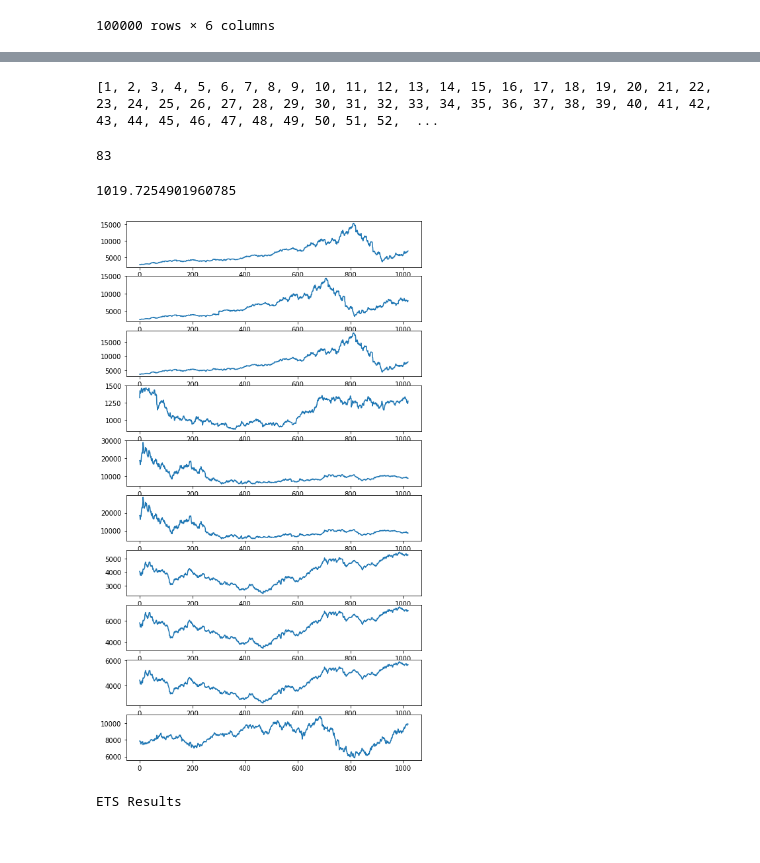
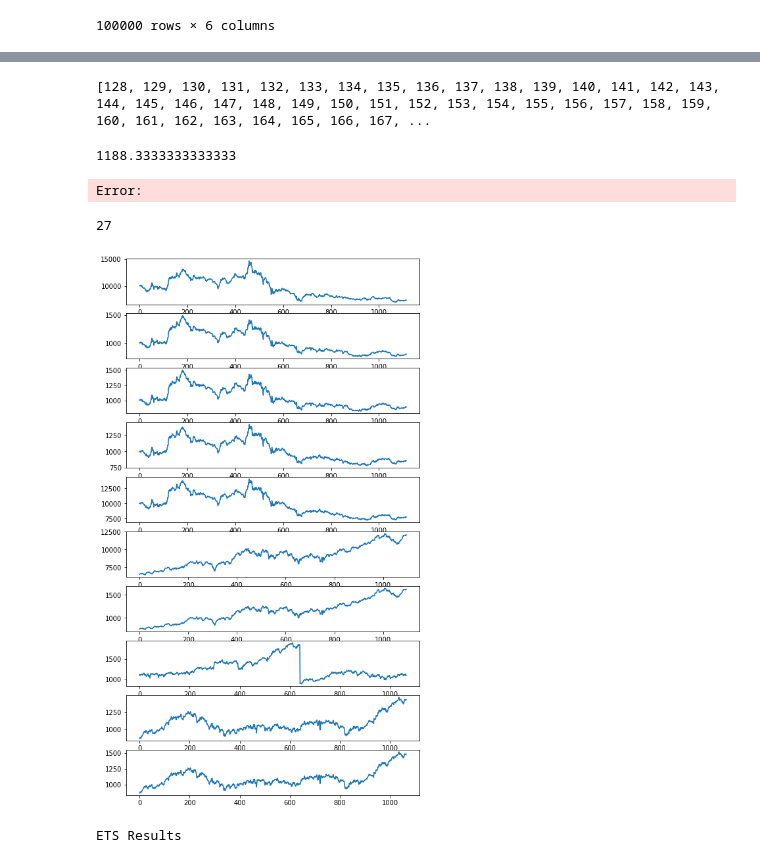
Before and after one commit to LinusLin6769/DCLaboratory01, a Jupyter notebook: playground.ipynb, the cells around one changed output, grey strips where cells are left out. Drawn from its saved outputs; the diff is of its cells as text; code cells hidden in the pictures.

```diff
--- a/playground.ipynb
+++ b/playground.ipynb
@@ -46,10 +35,10 @@ df
 | 99999 | H414 | Other | 24 | 48 | Hourly | 27-04-17 12:00 |
 100000 rows × 6 columns
 # %%
-m4_daily_macro_ind = []
+m4_daily_micro_ind = []
 
 for entry in df.values:
-    if 'D' in entry[0] and entry[1] == 'Macro':
+    if 'D' in entry[0] and entry[1] == 'Micro':
         ind = entry[0][1:]
-        m4_daily_macro_ind.append(int(ind))
+        m4_daily_micro_ind.append(int(ind))
 # %%
@@ -82,27 +71,19 @@ m4_daily_macro_ind
 # %%
-m4_daily_macro = {
-    k: m4_daily[str(k)] for k in m4_daily_macro_ind
+m4_daily_micro = {
+    k: m4_daily[str(k)] for k in m4_daily_micro_ind
 }
 # %%
-print(list(m4_daily_macro.keys()))
+print(list(m4_daily_micro.keys()))
 # %% [output]
-[1, 2, 3, 4, 5, 6, 7, 8, 9, 10, 11, 12, 13, 14, 15, 16, 17, 18, 19, 20, 21, 22, 23, 24, 25, 26, 27, 28, 29, 30, 31, 32, 33, 34, 35, 36, 37, 38, 39, 40, 41, 42, 43, 44, 45, 46, 47, 48, 49, 50, 51, 52,  ...
+[128, 129, 130, 131, 132, 133, 134, 135, 136, 137, 138, 139, 140, 141, 142, 143, 144, 145, 146, 147, 148, 149, 150, 151, 152, 153, 154, 155, 156, 157, 158, 159, 160, 161, 162, 163, 164, 165, 166, 167, ...
-# %%
-min_len = 500
-
-sub = {i: (k, m4_daily_macro[k]) for i, k in enumerate(m4_daily_macro.keys()) if len(m4_daily_macro[k]) >= 500}
-
-len(sub)
-# %% [output]
-83
 # %%
 min_len = 1000
 max_len = 1500
 lens= []
 count = 0
-pick = 50
+pick = 20
 sub = {}
-for k, v in m4_daily_macro.items():
+for k, v in m4_daily_micro.items():
     if count > pick: break
     l = len(v)
     if l >= min_len and l <= max_len:
@@ -112,21 +93,26 @@ for k, v in m4_daily_macro.items():
 
 print(np.mean(lens))
 # %% [output]
-1019.7254901960785
+1188.3333333333333
+Error:
+# %%
+len(sub)
+# %% [output]
+27
 # %%
 
-seg = 4
+seg = 1
 
 fig, axs = plt.subplots(nrows=10, ncols = 1, figsize = (8, 15))
 
 for i, k in enumerate(sub.keys()):
     flag = (seg * 10, (seg+1)*10)
     if i >= flag[0] and i < flag[1]:
         axs[i-seg*10].plot(sub[k])
 
 plt.show()
 # %% [output]
-[figure, old version]
+[figure, new version]
 # %%
 import json
 
```
Also changed, not shown: parts of 5 cells of this notebook, 23 other files.
